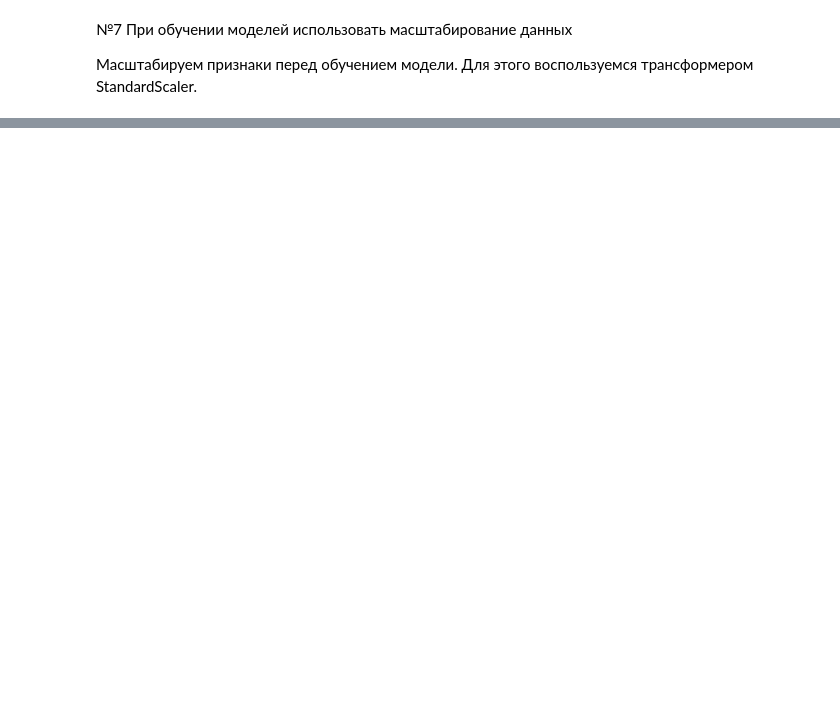
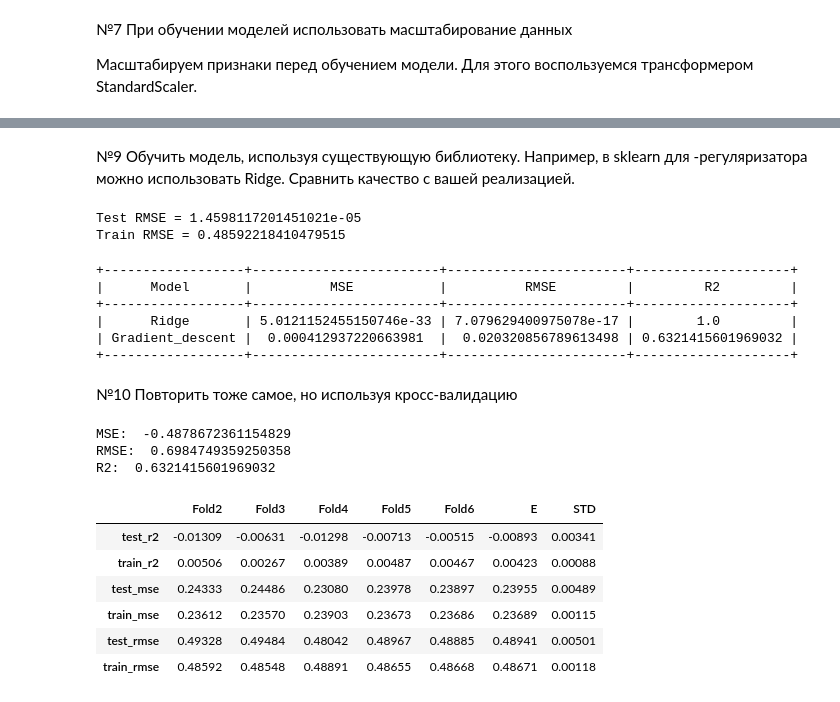
Before and after one commit to PlatonovaEkaterina/Machine-Learning, a Jupyter notebook: Task One/Task1.ipynb, the cells around one changed output, grey strips where cells are left out. Drawn from its saved outputs; the diff is of its cells as text; code cells hidden in the pictures; blank space fills up the shorter version.

```diff
--- a/Task One/Task1.ipynb
+++ b/Task One/Task1.ipynb
@@ -209,0 +263,77 @@ X_test_scaled = scaler.transform(X_test)
+# %% [markdown]
+№9 Обучить модель, используя существующую библиотеку. Например, в sklearn для -регуляризатора можно использовать Ridge. Сравнить качество с вашей реализацией.
+# %%
+model = Ridge()  # выбранная модель
+
+model.fit(X_train[numeric_features], y_train)  # обучение модели на обучающей выборке
+
+y_train_pred = model.predict(X_train[numeric_features])  # использование модели для предсказания на обучающей
+y_test_pred = model.predict(X_test[numeric_features])  # или на тестовой выборке
+
+print("Test RMSE =", mean_squared_error(y_test, y_test_pred, squared=False))
+print("Train RMSE =", mean_squared_error(y_train, y_train_pred, squared=False))
+# %% [output]
+Test RMSE = 1.4598117201451021e-05
+Train RMSE = 0.48592218410479515
+# %%
+table = PrettyTable()
+table.field_names = ['Model', 'MSE', 'RMSE', 'R2']
+table.add_row(['Ridge', Ridge_mse, Ridge_rmse, Ridge_r2])
+table.add_row(['Gradient_descent', my_gradient_descent_mse, my_gradient_descent_rmse, my_gradient_descent_r2])
+
+print(table)
+# %% [output]
++------------------+------------------------+-----------------------+--------------------+
+|      Model       |          MSE           |          RMSE         |         R2         |
++------------------+------------------------+-----------------------+--------------------+
+|      Ridge       | 5.0121152455150746e-33 | 7.079629400975078e-17 |        1.0         |
+| Gradient_descent |  0.000412937220663981  |  0.020320856789613498 | 0.6321415601969032 |
++------------------+------------------------+-----------------------+--------------------+
+# %% [markdown]
+№10 Повторить тоже самое, но используя кросс-валидацию
+# %%
+from sklearn.model_selection import cross_val_score
+
+cv_scores = cross_val_score(model, X_train[numeric_features], y_train, cv=5, scoring="neg_root_mean_squared_error")
+print('MSE: ', cv_scores.mean())
+print('RMSE: ', np.sqrt(-cv_scores.mean()))
+print('R2: ', r2_score(y_test, y_pred))
+# %% [output]
+MSE:  -0.4878672361154829
+RMSE:  0.6984749359250358
+R2:  0.6321415601969032
+# %%
+from sklearn.model_selection import KFold
+from sklearn.model_selection import cross_validate
+
+nume_data = X.select_dtypes([np.number])
+nume_mean = nume_data.mean()
+X_no_nulls = X.fillna(numeric_mean)
+
+kf = KFold(n_splits = 5, random_state=20, shuffle=True)
+scores = cross_validate(Ridge_model, X_no_nulls, y, cv = kf,
+                                scoring=scoring,
+                                return_train_score = True)
+
+summary_table = pd.DataFrame(scores)
+
+summary_table.drop(['fit_time', 'score_time'], axis =1, inplace = True)
+summary_table['test_mse'] = -1*summary_table['test_neg_mse']
+summary_table['train_mse'] = -1*summary_table['train_neg_mse']
+summary_table['test_rmse'] = -1*summary_table['test_neg_rmse']
+summary_table['train_rmse'] = -1*summary_table['train_neg_rmse']
+summary_table.drop(['test_neg_mse', 'train_neg_mse', 'test_neg_rmse', 'train_neg_rmse'], axis = 1, inplace = True)
+summary_table = summary_table.transpose()
+summary_table.set_axis(['Fold2','Fold3','Fold4','Fold5','Fold6'], axis=1, inplace = True)
+summary_table['E'] = summary_table.mean(axis = 1)
+summary_table['STD'] = summary_table.std(axis = 1)
+
+summary_table.style.format("{:.5f}")
+# %% [output]
+|  | Fold2 | Fold3 | Fold4 | Fold5 | Fold6 | E | STD |
+| test_r2 | -0.01309 | -0.00631 | -0.01298 | -0.00713 | -0.00515 | -0.00893 | 0.00341 |
+| train_r2 | 0.00506 | 0.00267 | 0.00389 | 0.00487 | 0.00467 | 0.00423 | 0.00088 |
+| test_mse | 0.24333 | 0.24486 | 0.23080 | 0.23978 | 0.23897 | 0.23955 | 0.00489 |
+| train_mse | 0.23612 | 0.23570 | 0.23903 | 0.23673 | 0.23686 | 0.23689 | 0.00115 |
+| test_rmse | 0.49328 | 0.49484 | 0.48042 | 0.48967 | 0.48885 | 0.48941 | 0.00501 |
+| train_rmse | 0.48592 | 0.48548 | 0.48891 | 0.48655 | 0.48668 | 0.48671 | 0.00118 |
```
Also changed, not shown: parts of 12 cells of this notebook.
